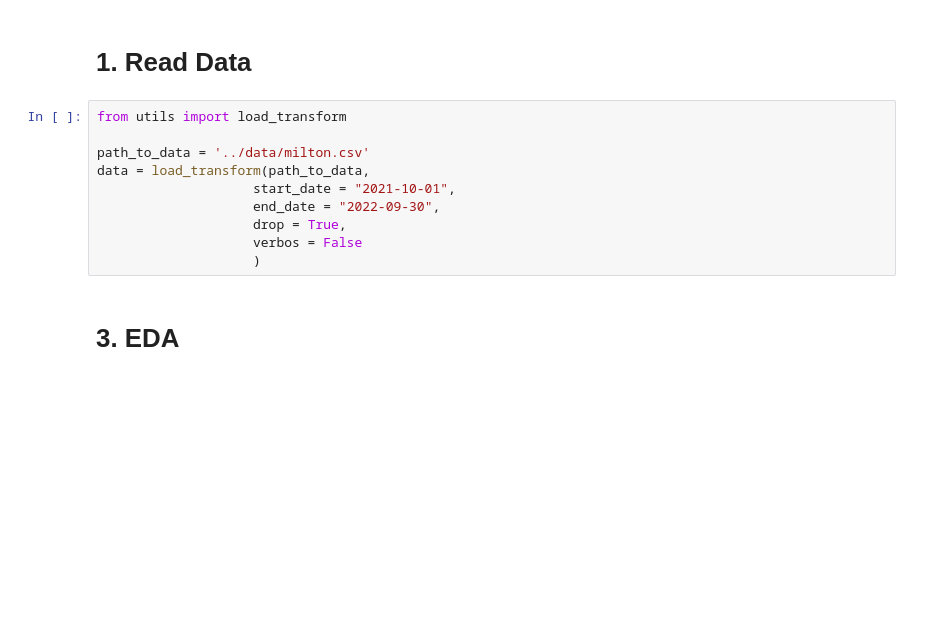
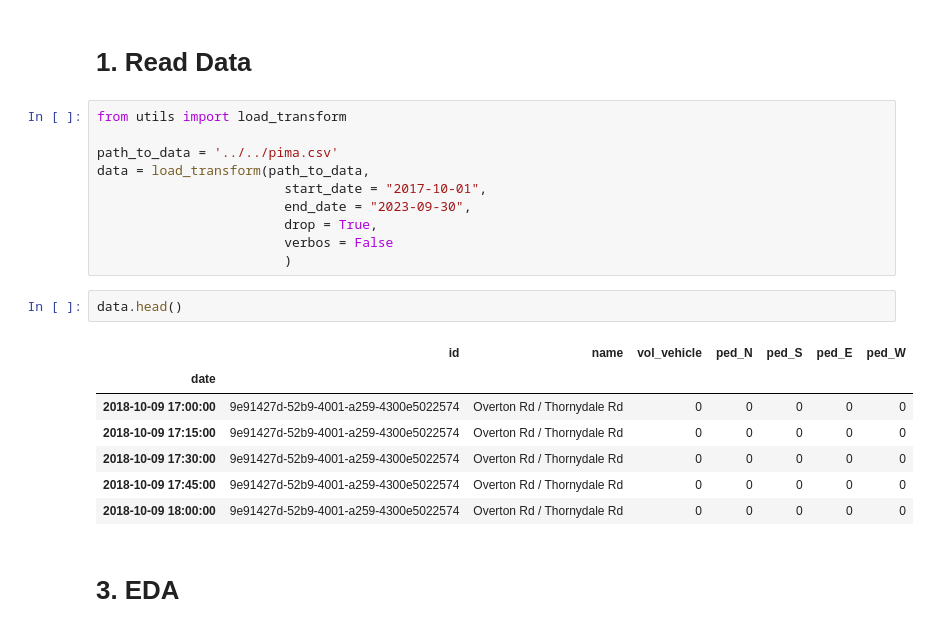
Before and after one commit to mz-zarei/ped-vol-disagg-project, a Jupyter notebook: stc_estimation/Notebook.ipynb, the cells around one changed output. Cells and saved outputs as stored; diff of their text form; blank space fills up the shorter version.

```diff
--- a/estimate_ratio_using_stc/ped_ratio_estimation_with_stc.ipynb
+++ b/stc_estimation/Notebook.ipynb
@@ -26,13 +26,23 @@ pd.options.display.float_format = '{:,.1f}'.format
 # %%
 from utils import load_transform
 
-path_to_data = '../data/milton.csv'
+path_to_data = '../../pima.csv'
 data = load_transform(path_to_data,
-                    start_date = "2021-10-01",
-                    end_date = "2022-09-30",
-                    drop = True,
-                    verbos = False
-                    )
+                        start_date = "2017-10-01",
+                        end_date = "2023-09-30",
+                        drop = True,
+                        verbos = False
+                        )
+# %%
+data.head()
+# %% [output]
+|  | id | name | vol_vehicle | ped_N | ped_S | ped_E | ped_W |
+| date |  |  |  |  |  |  |  |
+| 2018-10-09 17:00:00 | 9e91427d-52b9-4001-a259-4300e5022574 | Overton Rd / Thornydale Rd | 0 | 0 | 0 | 0 | 0 |
+| 2018-10-09 17:15:00 | 9e91427d-52b9-4001-a259-4300e5022574 | Overton Rd / Thornydale Rd | 0 | 0 | 0 | 0 | 0 |
+| 2018-10-09 17:30:00 | 9e91427d-52b9-4001-a259-4300e5022574 | Overton Rd / Thornydale Rd | 0 | 0 | 0 | 0 | 0 |
+| 2018-10-09 17:45:00 | 9e91427d-52b9-4001-a259-4300e5022574 | Overton Rd / Thornydale Rd | 0 | 0 | 0 | 0 | 0 |
+| 2018-10-09 18:00:00 | 9e91427d-52b9-4001-a259-4300e5022574 | Overton Rd / Thornydale Rd | 0 | 0 | 0 | 0 | 0 |
 # %% [markdown]
 # 3. EDA
 # %%
```
Also changed, not shown: 9 other files.
